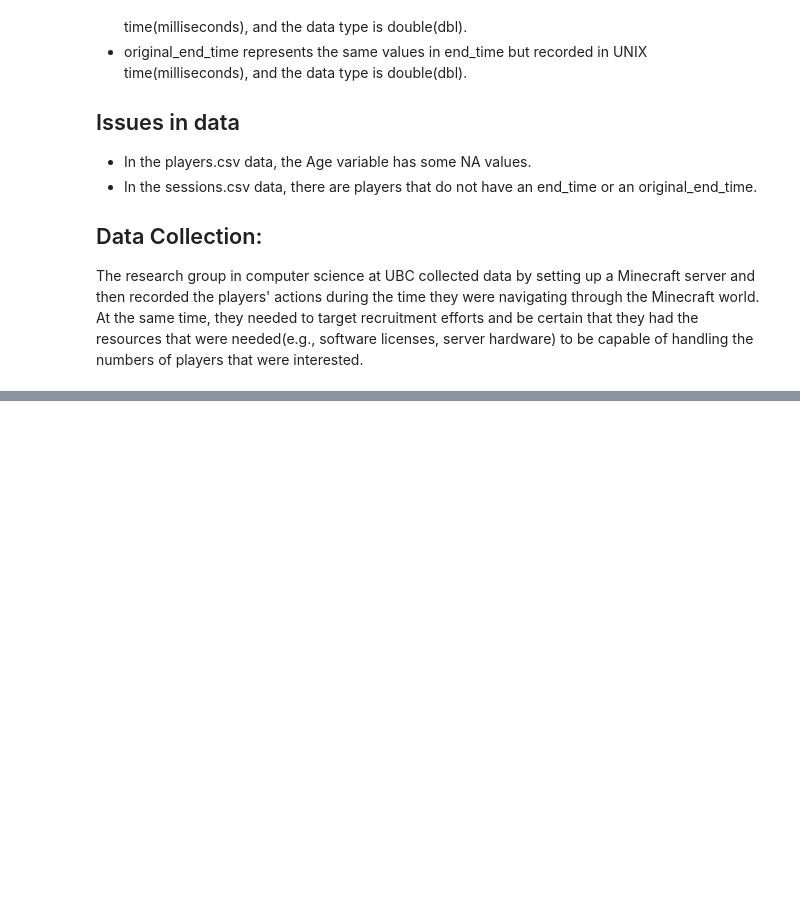
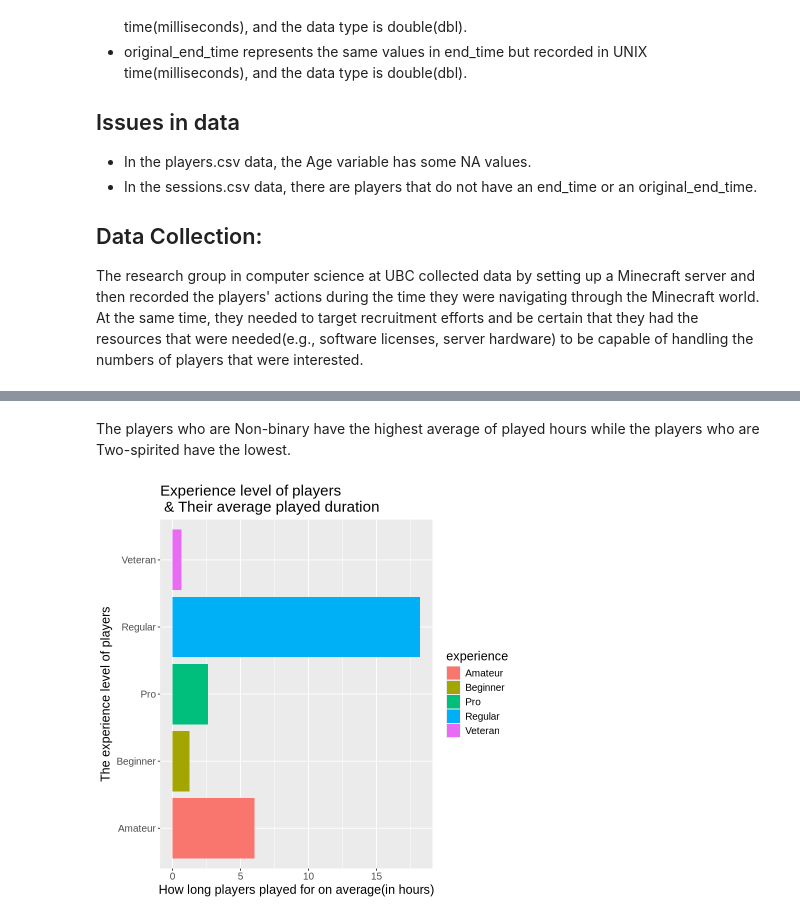
Before and after one commit to kiana-mohseni/dsci-100-2025w1-individual-project, a Jupyter notebook: report.ipynb, the cells around one changed output, grey strips where cells are left out. Cells and saved outputs as stored; diff of their text form; code cells hidden in the pictures; blank space fills up the shorter version.

Commit message:
Added visualizations

```diff
--- a/report.ipynb
+++ b/report.ipynb
@@ -116,0 +130,5 @@ The variables used in the question are divided into two. The response variable i
+# %%
+player_data_response <- player_data %>%
+select(experience, subscribe, gender, played_hours)%>%
+arrange(desc(played_hours))
+player_data_response
@@ -116,0 +155,6 @@ The variables used in the question are divided into two. The response variable i
+# %%
+experience_mean <- player_data_response %>%
+group_by(experience)%>%
+summarize(mean_hours=round(mean(played_hours),2))%>%
+arrange(desc(mean_hours))
+experience_mean
@@ -116,0 +203,11 @@ The variables used in the question are divided into two. The response variable i
+# %% [markdown]
+The players who are Non-binary have the highest average of played hours while the players who are Two-spirited have the lowest.
+# %%
+experience_plot <- experience_mean %>%
+ggplot(aes(x=mean_hours, y=experience, fill=experience))+
+geom_bar(stat="identity")+
+labs(x="How long players played for on average(in hours)", y="The experience level of players", title="Experience level of players \n & Their average played duration")+
+theme(text=element_text(size=15))
+experience_plot
+# %% [output]
+[figure, added]
```
Also changed, not shown: parts of 11 cells of this notebook.
